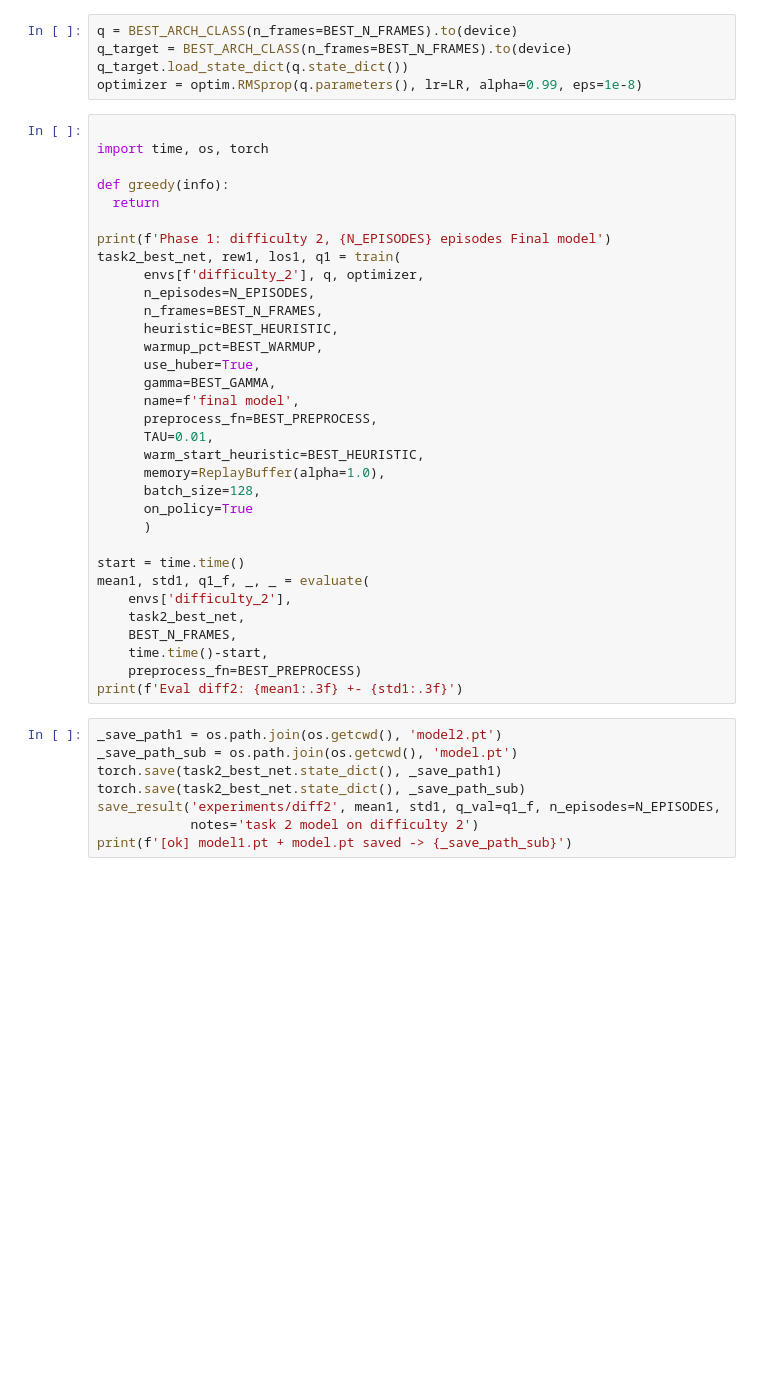
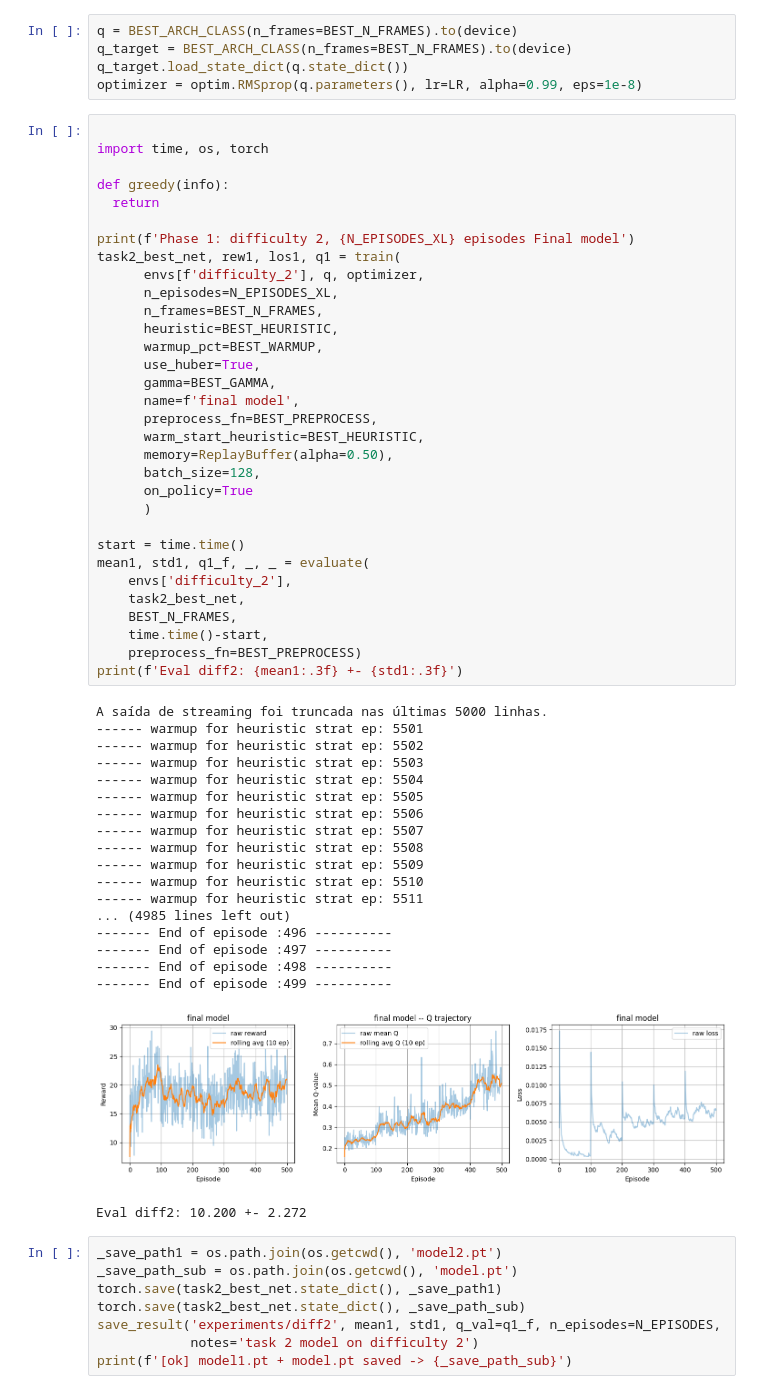
Before and after one commit to rarosilva/DL_Proj2, a Jupyter notebook: tasks/task2.ipynb, the cells around one changed output. Saved outputs shown, nothing was run; the diff lists cells and outputs as text; blank space fills up the shorter version.

```diff
--- a/tasks/task2.ipynb
+++ b/tasks/task2.ipynb
@@ -1442,36 +1461,55 @@ optimizer = optim.RMSprop(q.parameters(), lr=LR, alpha=0.99, eps=1e-8)
 # %%
 
 import time, os, torch
 
 def greedy(info):
   return
 
-print(f'Phase 1: difficulty 2, {N_EPISODES} episodes Final model')
+print(f'Phase 1: difficulty 2, {N_EPISODES_XL} episodes Final model')
 task2_best_net, rew1, los1, q1 = train(
       envs[f'difficulty_2'], q, optimizer,
-      n_episodes=N_EPISODES,
+      n_episodes=N_EPISODES_XL,
       n_frames=BEST_N_FRAMES,
       heuristic=BEST_HEURISTIC,
       warmup_pct=BEST_WARMUP,
       use_huber=True,
       gamma=BEST_GAMMA,
       name=f'final model',
       preprocess_fn=BEST_PREPROCESS,
-      TAU=0.01,
       warm_start_heuristic=BEST_HEURISTIC,
-      memory=ReplayBuffer(alpha=1.0),
+      memory=ReplayBuffer(alpha=0.50),
       batch_size=128,
       on_policy=True
       )
 
 start = time.time()
 mean1, std1, q1_f, _, _ = evaluate(
     envs['difficulty_2'],
     task2_best_net,
     BEST_N_FRAMES,
     time.time()-start,
     preprocess_fn=BEST_PREPROCESS)
 print(f'Eval diff2: {mean1:.3f} +- {std1:.3f}')
+# %% [output]
+A saída de streaming foi truncada nas últimas 5000 linhas.
+------ warmup for heuristic strat ep: 5501
+------ warmup for heuristic strat ep: 5502
+------ warmup for heuristic strat ep: 5503
+------ warmup for heuristic strat ep: 5504
+------ warmup for heuristic strat ep: 5505
+------ warmup for heuristic strat ep: 5506
+------ warmup for heuristic strat ep: 5507
+------ warmup for heuristic strat ep: 5508
+------ warmup for heuristic strat ep: 5509
+------ warmup for heuristic strat ep: 5510
+------ warmup for heuristic strat ep: 5511
+... (4985 lines left out)
+------- End of episode :496 ----------
+------- End of episode :497 ----------
+------- End of episode :498 ----------
+------- End of episode :499 ----------
+[figure, added]
+Eval diff2: 10.200 +- 2.272
 # %%
 _save_path1 = os.path.join(os.getcwd(), 'model2.pt')
 _save_path_sub = os.path.join(os.getcwd(), 'model.pt')
```
Also changed, not shown: parts of 3 cells of this notebook.
